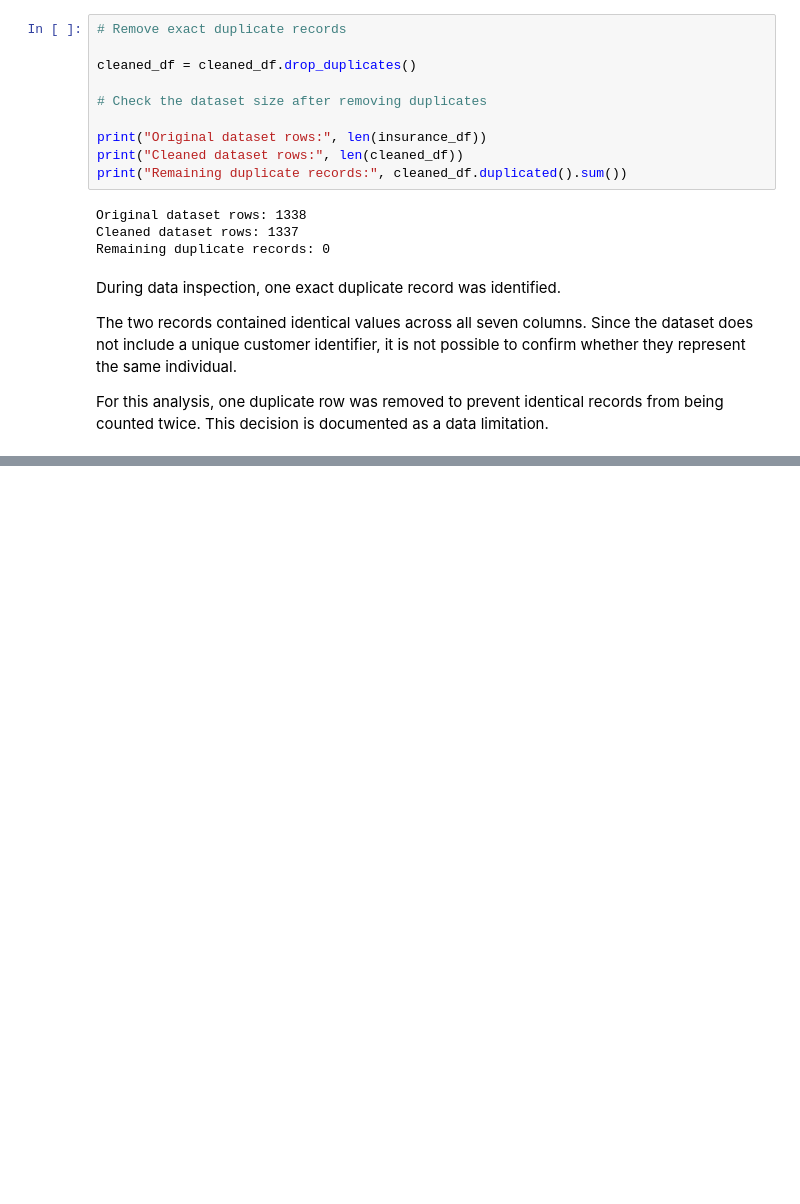
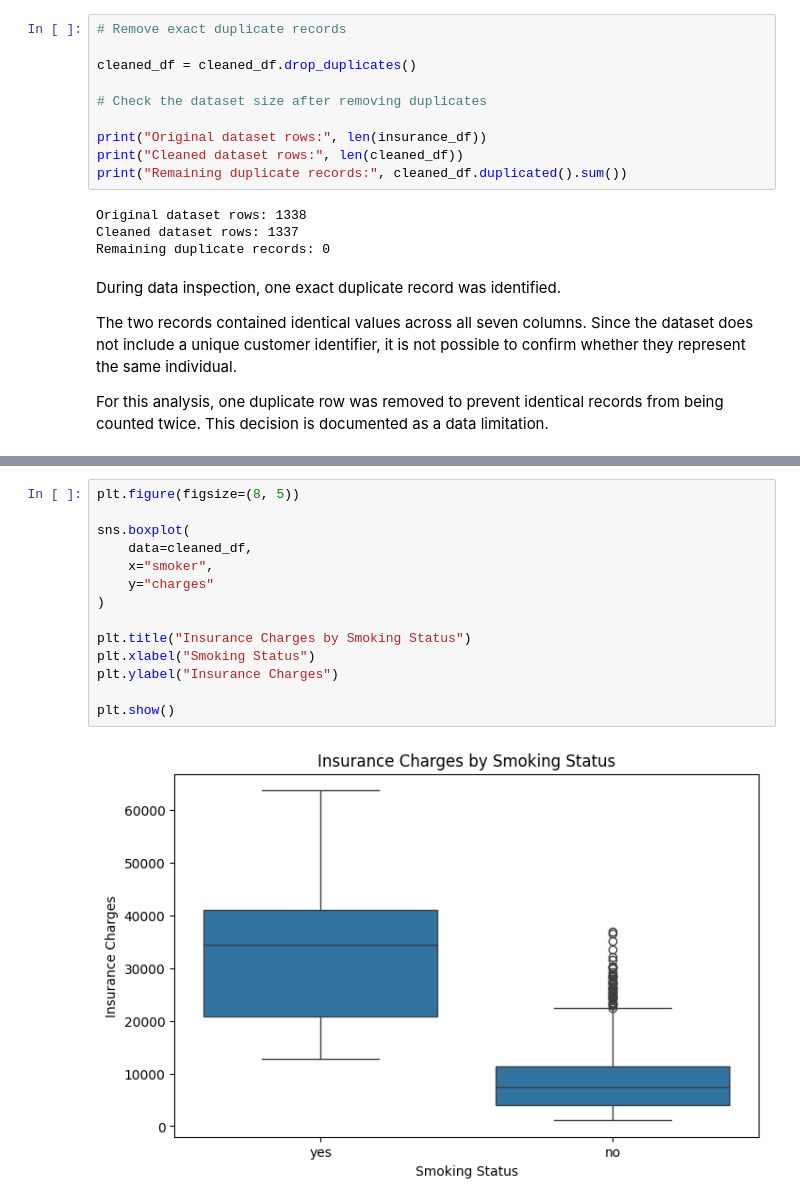
Before and after one commit to Zainab-Gandomi/Healthcare_insurance_project, a Jupyter notebook: project_notebooks/Task_2_Data _Preparation_and_Analysis.ipynb, the cells around one changed output, grey strips where cells are left out. Drawn from its saved outputs; the diff is of its cells as text; blank space fills up the shorter version.

```diff
--- a/project_notebooks/Task_2_Data _Preparation_and_Analysis.ipynb
+++ b/project_notebooks/Task_2_Data _Preparation_and_Analysis.ipynb
@@ -312,0 +577,16 @@ For this analysis, one duplicate row was removed to prevent identical records fr
+# %%
+plt.figure(figsize=(8, 5))
+
+sns.boxplot(
+    data=cleaned_df,
+    x="smoker",
+    y="charges"
+)
+
+plt.title("Insurance Charges by Smoking Status")
+plt.xlabel("Smoking Status")
+plt.ylabel("Insurance Charges")
+
+plt.show()
+# %% [output]
+[figure, added]
```
Also changed, not shown: parts of 29 cells of this notebook.
